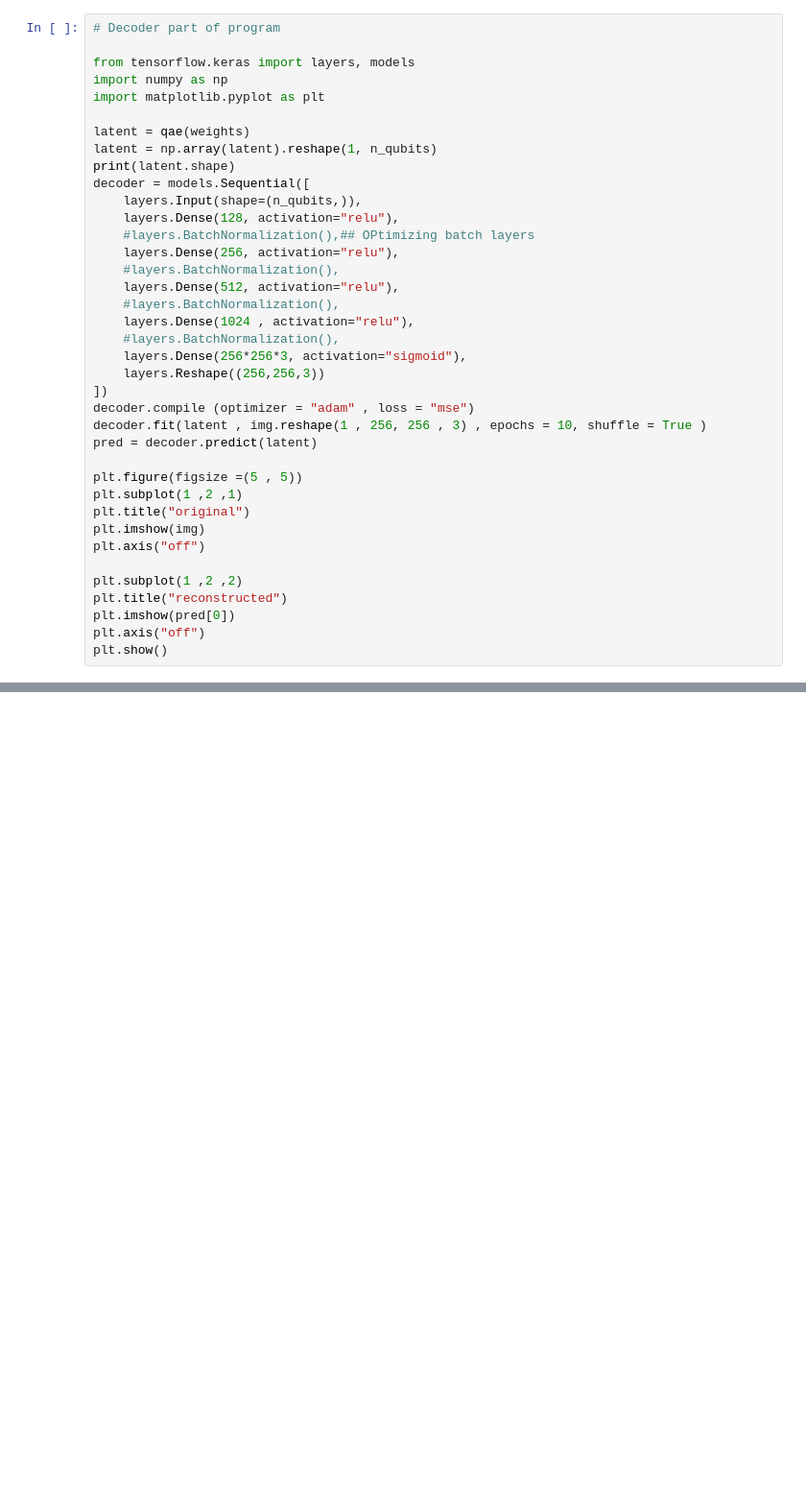
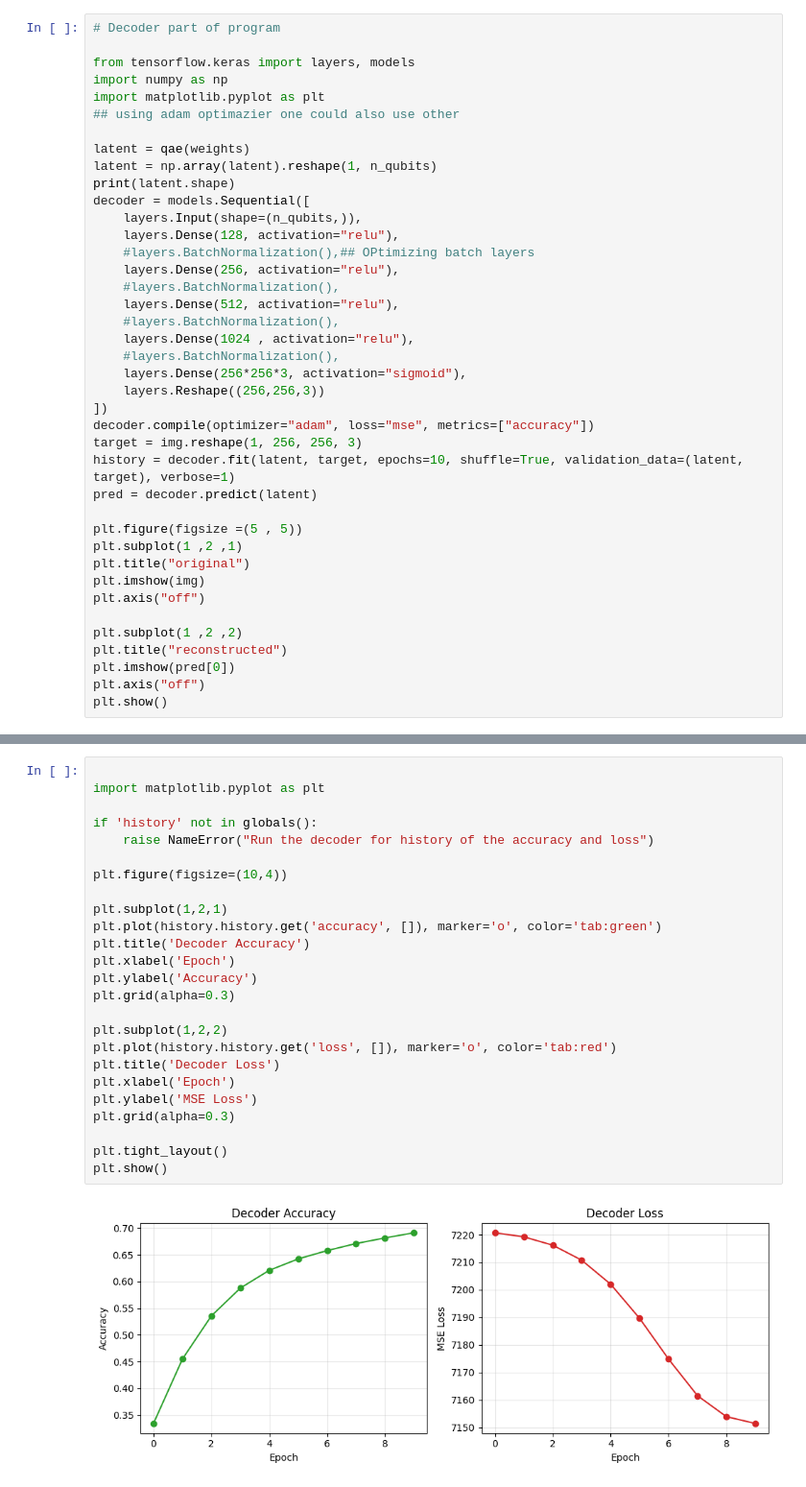
Before and after one commit to professorparad/QuantumnComputing, a Jupyter notebook: qenv/Qunatumcomputingalgos/Quantumn_image_classification/main.ipynb, the cells around one changed output, grey strips where cells are left out. Shown at 96% size. Drawn from its saved outputs; the diff is of its cells as text; blank space fills up the shorter version.

```diff
--- a/qenv/Qunatumcomputingalgos/Quantumn_image_classification/main.ipynb
+++ b/qenv/Qunatumcomputingalgos/Quantumn_image_classification/main.ipynb
@@ -99,6 +99,7 @@ Step 60 Cost 4.408802098991595e-06
 from tensorflow.keras import layers, models
 import numpy as np
 import matplotlib.pyplot as plt
+## using adam optimazier one could also use other
 
 latent = qae(weights)
 latent = np.array(latent).reshape(1, n_qubits)
@@ -116,8 +117,9 @@ decoder = models.Sequential([
     layers.Dense(256*256*3, activation="sigmoid"),
     layers.Reshape((256,256,3))
 ])
-decoder.compile (optimizer = "adam" , loss = "mse")
-decoder.fit(latent , img.reshape(1 , 256, 256 , 3) , epochs = 10, shuffle = True )
+decoder.compile(optimizer="adam", loss="mse", metrics=["accuracy"])
+target = img.reshape(1, 256, 256, 3)
+history = decoder.fit(latent, target, epochs=10, shuffle=True, validation_data=(latent, target), verbose=1)
 pred = decoder.predict(latent)
 
 plt.figure(figsize =(5 , 5))
@@ -152,0 +168,27 @@ Epoch 10/10
+# %%
+
+import matplotlib.pyplot as plt
+
+if 'history' not in globals():
+    raise NameError("Run the decoder for history of the accuracy and loss")
+
+plt.figure(figsize=(10,4))
+
+plt.subplot(1,2,1)
+plt.plot(history.history.get('accuracy', []), marker='o', color='tab:green')
+plt.title('Decoder Accuracy')
+plt.xlabel('Epoch')
+plt.ylabel('Accuracy')
+plt.grid(alpha=0.3)
+
+plt.subplot(1,2,2)
+plt.plot(history.history.get('loss', []), marker='o', color='tab:red')
+plt.title('Decoder Loss')
+plt.xlabel('Epoch')
+plt.ylabel('MSE Loss')
+plt.grid(alpha=0.3)
+
+plt.tight_layout()
+plt.show()
+# %% [output]
+[figure, added]
```
Also changed, not shown: parts of 4 cells of this notebook, 11 other files.
